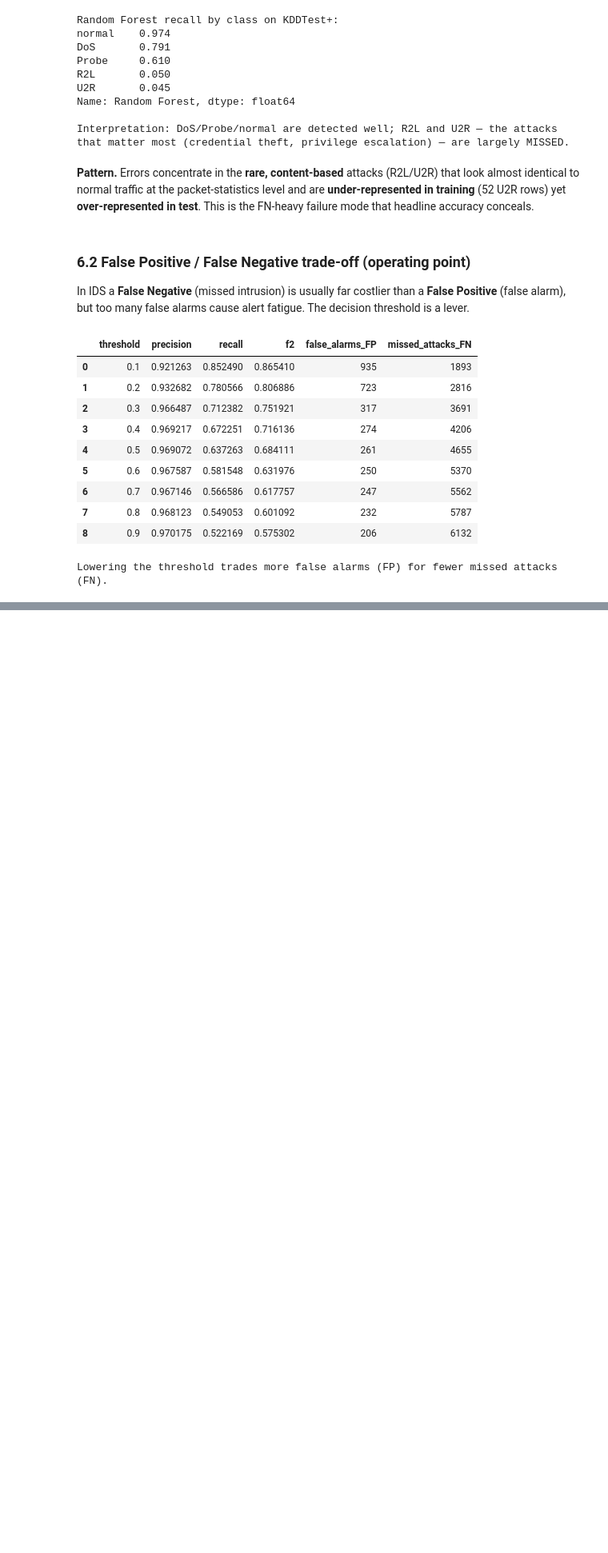
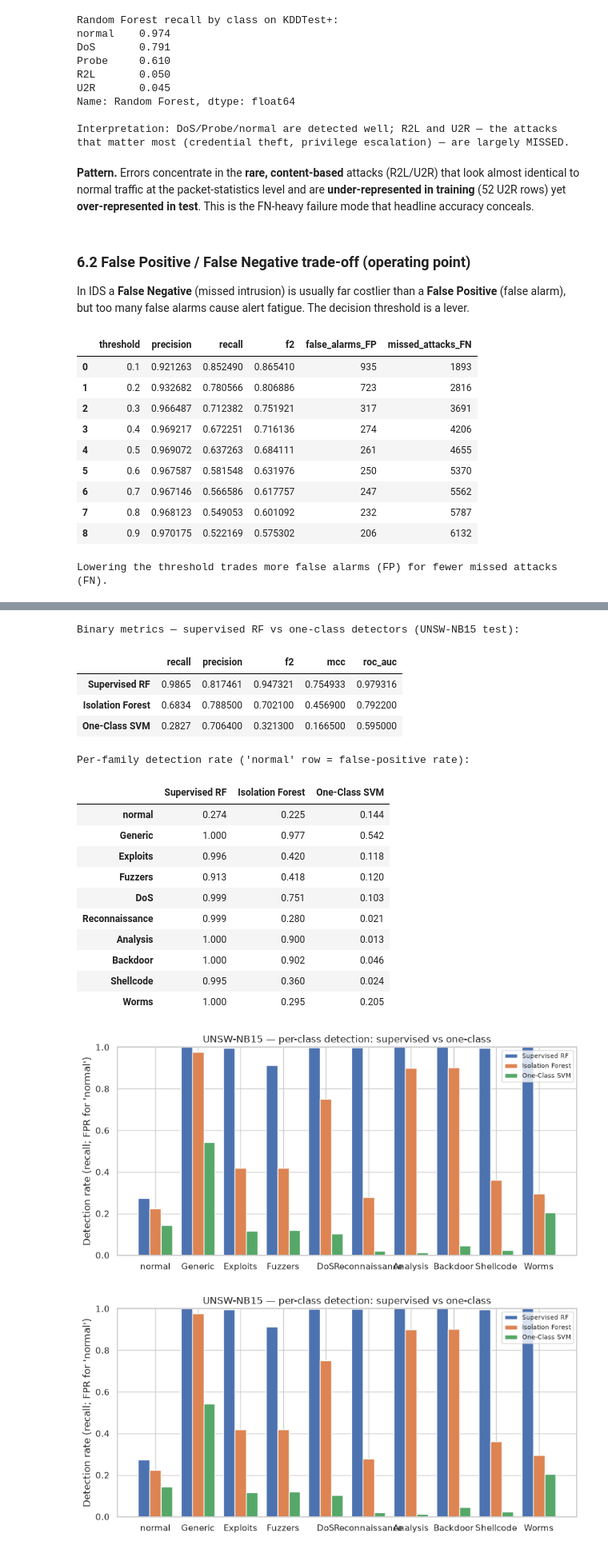
Before and after one commit to yosefshanaa/DataCyber, a Jupyter notebook: notebooks/analysis.ipynb, the cells around one changed output, grey strips where cells are left out. Shown at 80% size. Cells and saved outputs as stored; diff of their text form; code cells hidden in the pictures; blank space fills up the shorter version.

```diff
--- a/notebooks/analysis.ipynb
+++ b/notebooks/analysis.ipynb
@@ -831,0 +963,52 @@ Lowering the threshold trades more false alarms (FP) for fewer missed attacks (F
+# %%
+u_prep = features.build_preprocessor(unsw.feature_groups(u_train))
+u_prep.fit(u_Xtr)
+u_Xtr_all, u_Xte_all = u_prep.transform(u_Xtr), u_prep.transform(u_Xte)
+u_norm = u_Xtr_all[(u_train["is_attack"] == 0).to_numpy()]
+u_rng = np.random.RandomState(RANDOM_STATE)
+u_idx = u_rng.choice(u_norm.shape[0], size=min(8000, u_norm.shape[0]), replace=False)
+u_detectors = models.make_anomaly_detectors(svm_nu=0.1)
+u_anom, u_adetect = {}, {}
+u_rf_bin = (u_scoresB["Random Forest"] >= 0.5).astype(int)
+u_adetect["Supervised RF"] = evaluate.per_class_detection_rate(u_yte_mc, u_rf_bin, unsw.CLASS_ORDER)
+for name, det in u_detectors.items():
+    det.fit(u_norm if name == "Isolation Forest" else u_norm[u_idx])
+    pred = det.predict(u_Xte_all)              # -1 = anomaly, +1 = inlier
+    y_attack = (pred == -1).astype(int)
+    score = -det.decision_function(u_Xte_all)  # higher = more anomalous
+    u_anom[name] = evaluate.binary_metrics(u_yte, y_attack, score)
+    u_adetect[name] = evaluate.per_class_detection_rate(u_yte_mc, y_attack, unsw.CLASS_ORDER)
+RESULTS["unsw_anomaly_binary_metrics"] = u_anom
+RESULTS["unsw_supervised_rf_binary_mcc"] = float(u_protoB["Random Forest"]["mcc"])
+u_detect_tbl = pd.DataFrame(u_adetect).round(3)
+RESULTS["unsw_anomaly_detection_rate"] = json.loads(u_detect_tbl.to_json())
+u_sup_row = pd.DataFrame({"Supervised RF": u_protoB["Random Forest"]}).T[
+    ["recall", "precision", "f2", "mcc", "roc_auc"]]
+print("Binary metrics — supervised RF vs one-class detectors (UNSW-NB15 test):")
+display(pd.concat([u_sup_row,
+                   evaluate.metrics_table(u_anom)[["recall", "precision", "f2", "mcc", "roc_auc"]]]))
+print("\nPer-family detection rate ('normal' row = false-positive rate):")
+display(u_detect_tbl)
+evaluate.plot_detection_comparison(
+    u_detect_tbl, "UNSW-NB15 — per-class detection: supervised vs one-class",
+    "anomaly_detection_unsw.png")
+# %% [output]
+Binary metrics — supervised RF vs one-class detectors (UNSW-NB15 test):
+|  | recall | precision | f2 | mcc | roc_auc |
+| Supervised RF | 0.9865 | 0.817461 | 0.947321 | 0.754933 | 0.979316 |
+| Isolation Forest | 0.6834 | 0.788500 | 0.702100 | 0.456900 | 0.792200 |
+| One-Class SVM | 0.2827 | 0.706400 | 0.321300 | 0.166500 | 0.595000 |
+Per-family detection rate ('normal' row = false-positive rate):
+|  | Supervised RF | Isolation Forest | One-Class SVM |
+| normal | 0.274 | 0.225 | 0.144 |
+| Generic | 1.000 | 0.977 | 0.542 |
+| Exploits | 0.996 | 0.420 | 0.118 |
+| Fuzzers | 0.913 | 0.418 | 0.120 |
+| DoS | 0.999 | 0.751 | 0.103 |
+| Reconnaissance | 0.999 | 0.280 | 0.021 |
+| Analysis | 1.000 | 0.900 | 0.013 |
+| Backdoor | 1.000 | 0.902 | 0.046 |
+| Shellcode | 0.995 | 0.360 | 0.024 |
+| Worms | 1.000 | 0.295 | 0.205 |
+[figure, added]
+[figure, added]
```
Also changed, not shown: parts of 14 cells of this notebook, 21 other files.
